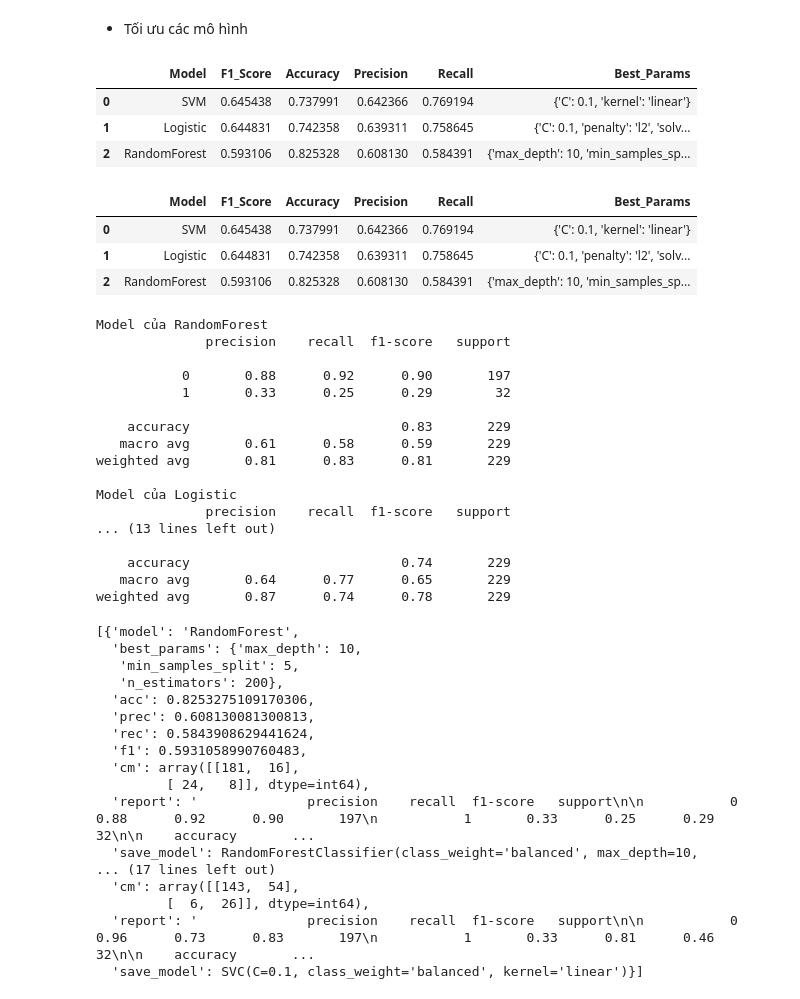
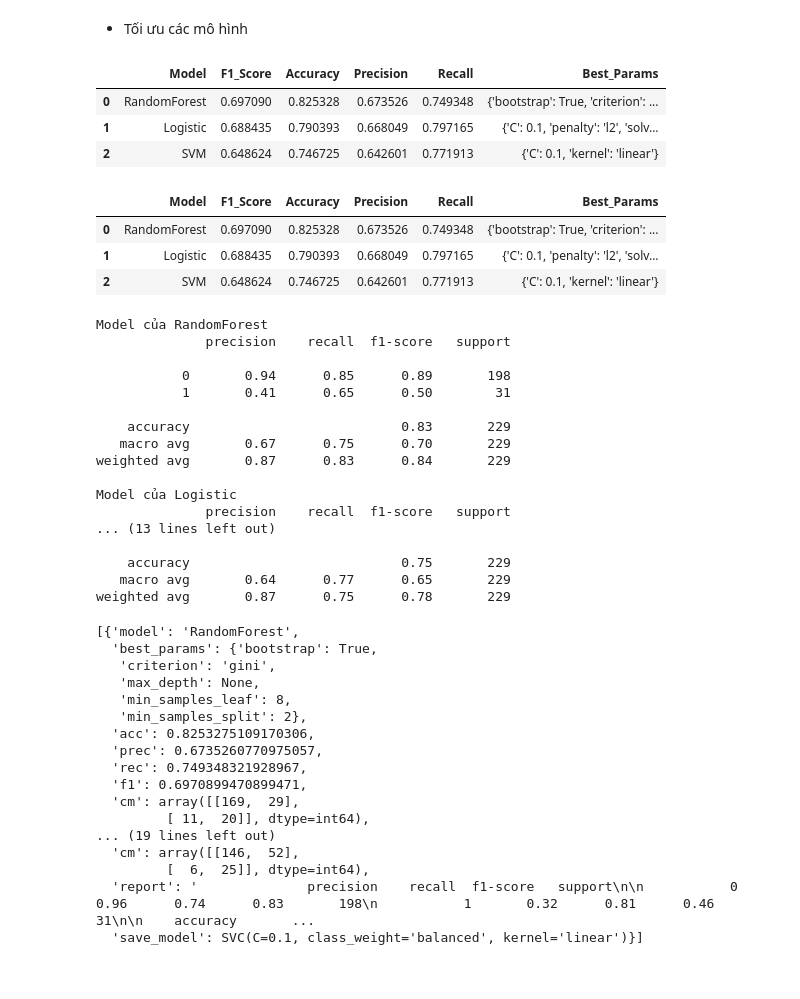
Before and after one commit to tuananhudu/Learn_AI, a Jupyter notebook: Model/Wine_Quanity/main.ipynb, the cells around one changed output. Drawn from its saved outputs; the diff is of its cells as text; code cells hidden in the pictures.

Commit message:
updated model

```diff
--- a/Model/Wine_Quanity/main.ipynb
+++ b/Model/Wine_Quanity/main.ipynb
@@ -179,7 +179,7 @@ from sklearn.svm import SVC
 from sklearn.metrics import accuracy_score , classification_report , confusion_matrix
 from sklearn.metrics import precision_score , recall_score , f1_score
 # %%
-X_train , X_test , y_train , y_test = train_test_split(X , y , test_size= 0.2 , random_state= 2 , stratify=y)
+X_train, X_test, y_train, y_test = train_test_split(X, y, test_size = 0.20, random_state = 5)
 # %%
 cols = 3
 if len(feature) % cols != 0 :
@@ -211,7 +211,7 @@ X_test['density'] = sds.transform(X_test[['density']])
 X_train['pH'] = sds.fit_transform(X_train[['pH']])
 X_test['pH'] = sds.transform(X_test[['pH']])
 for i in X.columns :
-    if (i != 'density') & (i != 'pH'):
+    if (i != 'density') and (i != 'pH'):
         X_train[i] = mms.fit_transform(X_train[[i]])
         X_test[i] = mms.transform(X_test[[i]])
 # %% [markdown]
@@ -311,9 +311,12 @@ model_params = {
     'RandomForest': {
         'model': RandomForestClassifier(class_weight='balanced', random_state=42),
         'params': {
-            'n_estimators': [100, 200],
-            'max_depth': [None, 10, 20],
-            'min_samples_split': [2, 5]
+            "max_depth": [None],
+
+              'min_samples_split': [2, 3, 4],
+              'min_samples_leaf': [8, 10, 12],
+              "bootstrap": [True],
+              "criterion": ["gini" , 'entropy']
         }
     },
     'Logistic': {
@@ -351,43 +354,43 @@ for name, mp in model_params.items():
     rec = recall_score(y_test, y_pred, average='macro')
     f1 = f1_score(y_test, y_pred, average='macro')
 
 
     results.append({
         'model': name,
         'best_params': grid.best_params_,
         'acc': acc,
         'prec': prec,
         'rec': rec,
         'f1': f1,
         'cm': cm,
         'report': report ,
         'save_model' : save_model
     })
 
 
 df_f1 = pd.DataFrame([{
     'Model': r['model'],
     'F1_Score': r['f1'],
     'Accuracy': r['acc'],
     'Precision': r['prec'],
     'Recall': r['rec'],
     'Best_Params': r['best_params']
 } for r in results])
 
 df_f1 = df_f1.sort_values(by='F1_Score', ascending=False, ignore_index=True)
 df_f1
 # %% [output]
 |  | Model | F1_Score | Accuracy | Precision | Recall | Best_Params |
-| 0 | SVM | 0.645438 | 0.737991 | 0.642366 | 0.769194 | {'C': 0.1, 'kernel': 'linear'} |
-| 1 | Logistic | 0.644831 | 0.742358 | 0.639311 | 0.758645 | {'C': 0.1, 'penalty': 'l2', 'solv... |
-| 2 | RandomForest | 0.593106 | 0.825328 | 0.608130 | 0.584391 | {'max_depth': 10, 'min_samples_sp... |
+| 0 | RandomForest | 0.697090 | 0.825328 | 0.673526 | 0.749348 | {'bootstrap': True, 'criterion': ... |
+| 1 | Logistic | 0.688435 | 0.790393 | 0.668049 | 0.797165 | {'C': 0.1, 'penalty': 'l2', 'solv... |
+| 2 | SVM | 0.648624 | 0.746725 | 0.642601 | 0.771913 | {'C': 0.1, 'kernel': 'linear'} |
 # %%
 df_f1
 # %% [output]
 |  | Model | F1_Score | Accuracy | Precision | Recall | Best_Params |
-| 0 | SVM | 0.645438 | 0.737991 | 0.642366 | 0.769194 | {'C': 0.1, 'kernel': 'linear'} |
-| 1 | Logistic | 0.644831 | 0.742358 | 0.639311 | 0.758645 | {'C': 0.1, 'penalty': 'l2', 'solv... |
-| 2 | RandomForest | 0.593106 | 0.825328 | 0.608130 | 0.584391 | {'max_depth': 10, 'min_samples_sp... |
+| 0 | RandomForest | 0.697090 | 0.825328 | 0.673526 | 0.749348 | {'bootstrap': True, 'criterion': ... |
+| 1 | Logistic | 0.688435 | 0.790393 | 0.668049 | 0.797165 | {'C': 0.1, 'penalty': 'l2', 'solv... |
+| 2 | SVM | 0.648624 | 0.746725 | 0.642601 | 0.771913 | {'C': 0.1, 'kernel': 'linear'} |
 # %%
 
 for i in results :
@@ -397,39 +400,39 @@ for i in results :
 Model của RandomForest
               precision    recall  f1-score   support
 
-           0       0.88      0.92      0.90       197
-           1       0.33      0.25      0.29        32
+           0       0.94      0.85      0.89       198
+           1       0.41      0.65      0.50        31
 
     accuracy                           0.83       229
-   macro avg       0.61      0.58      0.59       229
-weighted avg       0.81      0.83      0.81       229
+   macro avg       0.67      0.75      0.70       229
+weighted avg       0.87      0.83      0.84       229
 
 Model của Logistic
               precision    recall  f1-score   support
 ... (13 lines left out)
 
-    accuracy                           0.74       229
+    accuracy                           0.75       229
    macro avg       0.64      0.77      0.65       229
-weighted avg       0.87      0.74      0.78       229
+weighted avg       0.87      0.75      0.78       229
 # %%
 results
 # %% [output]
 [{'model': 'RandomForest',
-  'best_params': {'max_depth': 10,
-   'min_samples_split': 5,
-   'n_estimators': 200},
+  'best_params': {'bootstrap': True,
+   'criterion': 'gini',
+   'max_depth': None,
+   'min_samples_leaf': 8,
+   'min_samples_split': 2},
   'acc': 0.8253275109170306,
-  'prec': 0.608130081300813,
-  'rec': 0.5843908629441624,
-  'f1': 0.5931058990760483,
-  'cm': array([[181,  16],
-         [ 24,   8]], dtype=int64),
-  'report': '              precision    recall  f1-score   support\n\n           0       0.88      0.92      0.90       197\n           1       0.33      0.25      0.29        32\n\n    accuracy       ...
-  'save_model': RandomForestClassifier(class_weight='balanced', max_depth=10,
-... (17 lines left out)
-  'cm': array([[143,  54],
-         [  6,  26]], dtype=int64),
-  'report': '              precision    recall  f1-score   support\n\n           0       0.96      0.73      0.83       197\n           1       0.33      0.81      0.46        32\n\n    accuracy       ...
+  'prec': 0.6735260770975057,
+  'rec': 0.749348321928967,
+  'f1': 0.6970899470899471,
+  'cm': array([[169,  29],
+         [ 11,  20]], dtype=int64),
+... (19 lines left out)
+  'cm': array([[146,  52],
+         [  6,  25]], dtype=int64),
+  'report': '              precision    recall  f1-score   support\n\n           0       0.96      0.74      0.83       198\n           1       0.32      0.81      0.46        31\n\n    accuracy       ...
   'save_model': SVC(C=0.1, class_weight='balanced', kernel='linear')}]
 # %%
 import joblib
```
Also changed, not shown: parts of 6 cells of this notebook, 1 other file.
